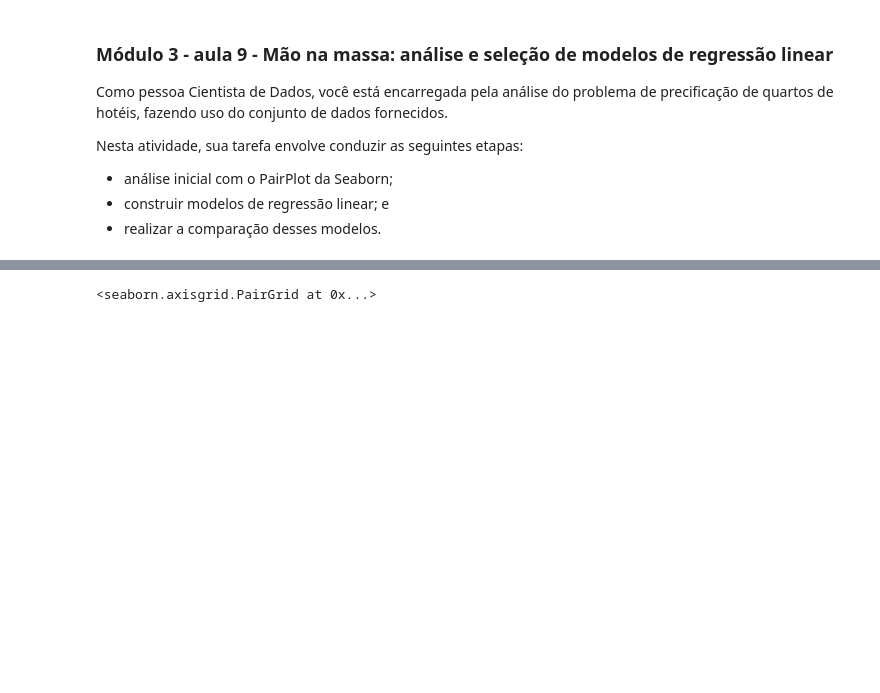
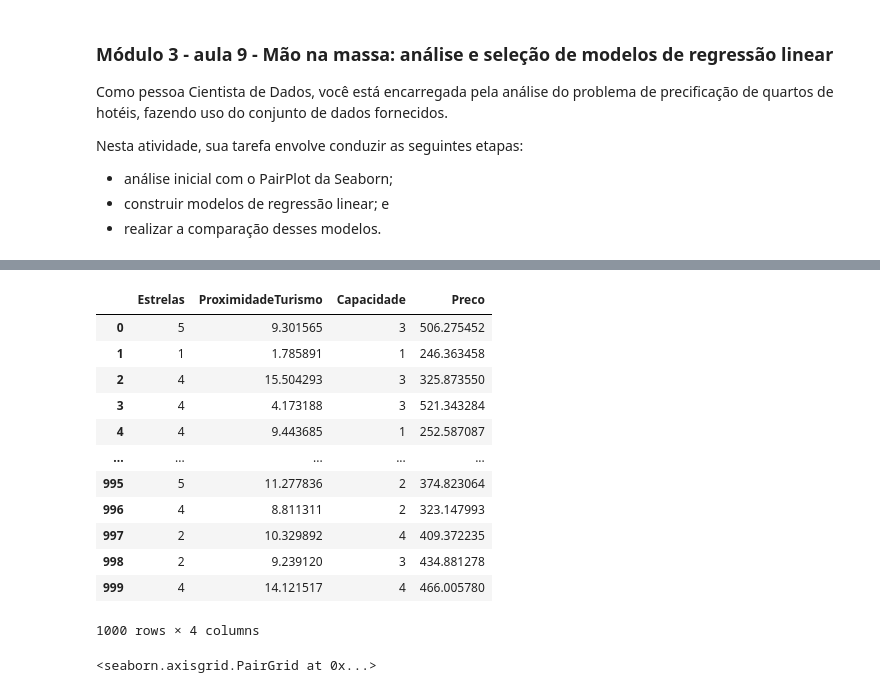
Before and after one commit to JCrpa/curso14_data_science_testando_relacoes_com_regressao_linear, a Jupyter notebook: exercicio_proposto_modulo3_aula9/precificacao_quartos_hoteis.ipynb, the cells around one changed output, grey strips where cells are left out. Drawn from its saved outputs; the diff is of its cells as text; code cells hidden in the pictures; blank space fills up the shorter version.

```diff
--- a/exercicio_proposto_modulo3_aula9/precificacao_quartos_hoteis.ipynb
+++ b/exercicio_proposto_modulo3_aula9/precificacao_quartos_hoteis.ipynb
@@ -16,3 +30,19 @@ dados = pd.read_csv('C:\\Users\\joaoc\\OneDrive\\Documentos\\Aprendizado_ONE\\fo
+# %%
+dados
+# %% [output]
+|  | Estrelas | ProximidadeTurismo | Capacidade | Preco |
+| 0 | 5 | 9.301565 | 3 | 506.275452 |
+| 1 | 1 | 1.785891 | 1 | 246.363458 |
+| 2 | 4 | 15.504293 | 3 | 325.873550 |
+| 3 | 4 | 4.173188 | 3 | 521.343284 |
+| 4 | 4 | 9.443685 | 1 | 252.587087 |
+| ... | ... | ... | ... | ... |
+| 995 | 5 | 11.277836 | 2 | 374.823064 |
+| 996 | 4 | 8.811311 | 2 | 323.147993 |
+| 997 | 2 | 10.329892 | 4 | 409.372235 |
+| 998 | 2 | 9.239120 | 3 | 434.881278 |
+| 999 | 4 | 14.121517 | 4 | 466.005780 |
+1000 rows × 4 columns
 # %%
 sns.pairplot(dados)
 # %% [output]
```
Also changed, not shown: parts of 22 cells of this notebook.
